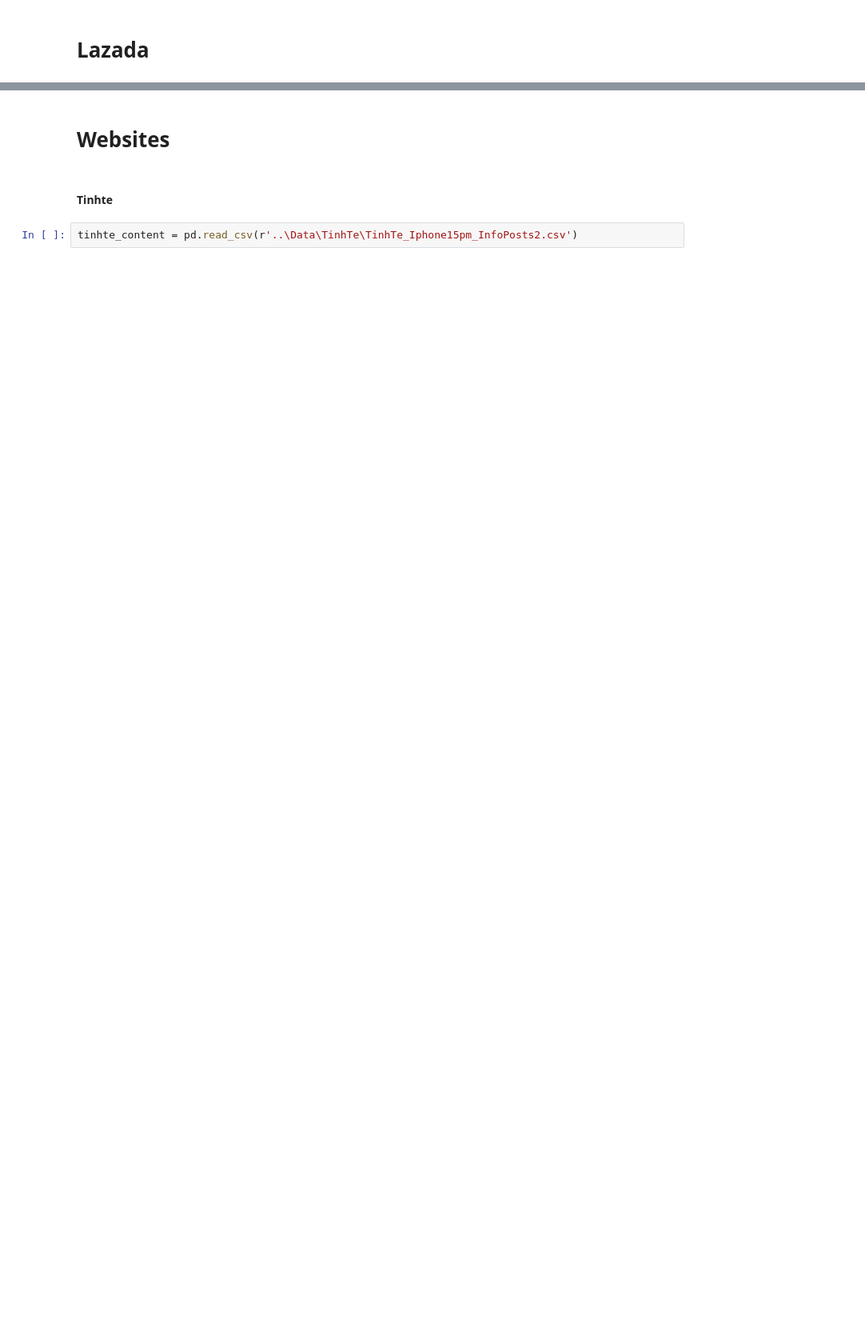
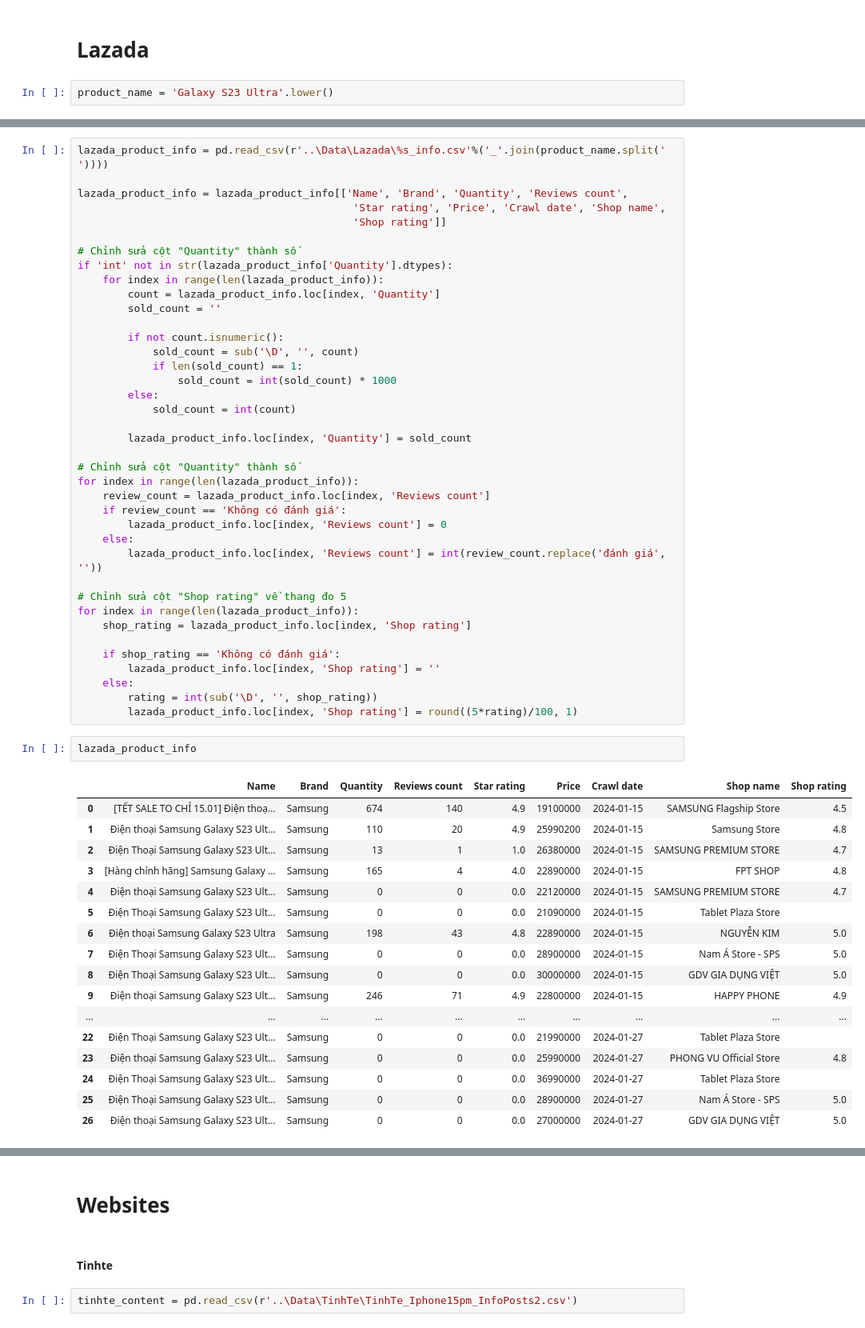
Before and after one commit to NQT1711/KhoaLuanGr3-Code, a Jupyter notebook: Preprocessing/Preprocessing_data_tu.ipynb, the cells around one changed output, grey strips where cells are left out. Shown at 80% size. Drawn from its saved outputs; the diff is of its cells as text; blank space fills up the shorter version.

Commit message:
Update code preprocessing Lazada

```diff
--- a/Preprocessing/Preprocessing_data_tu.ipynb
+++ b/Preprocessing/Preprocessing_data_tu.ipynb
@@ -230,3 +231,5 @@ for p in product_df.to_dict(orient='records'):
         add_data('EcomReviews.csv', add_df)
 # %% [markdown]
 # Lazada
+# %%
+product_name = 'Galaxy S23 Ultra'.lower()
@@ -232,0 +238,59 @@ for p in product_df.to_dict(orient='records'):
+# %%
+lazada_product_info = pd.read_csv(r'..\Data\Lazada\%s_info.csv'%('_'.join(product_name.split(' '))))
+
+lazada_product_info = lazada_product_info[['Name', 'Brand', 'Quantity', 'Reviews count',
+                                            'Star rating', 'Price', 'Crawl date', 'Shop name',
+                                            'Shop rating']]
+
+# Chỉnh sửa cột "Quantity" thành số
+if 'int' not in str(lazada_product_info['Quantity'].dtypes):
+    for index in range(len(lazada_product_info)):
+        count = lazada_product_info.loc[index, 'Quantity']
+        sold_count = ''
+
+        if not count.isnumeric():
+            sold_count = sub('\D', '', count)
+            if len(sold_count) == 1:
+                sold_count = int(sold_count) * 1000
+        else:
+            sold_count = int(count)
+
+        lazada_product_info.loc[index, 'Quantity'] = sold_count
+
+# Chỉnh sửa cột "Quantity" thành số
+for index in range(len(lazada_product_info)):
+    review_count = lazada_product_info.loc[index, 'Reviews count']
+    if review_count == 'Không có đánh giá':
+        lazada_product_info.loc[index, 'Reviews count'] = 0
+    else:
+        lazada_product_info.loc[index, 'Reviews count'] = int(review_count.replace('đánh giá', ''))
+
+# Chỉnh sửa cột "Shop rating" về thang đo 5
+for index in range(len(lazada_product_info)):
+    shop_rating = lazada_product_info.loc[index, 'Shop rating']
+
+    if shop_rating == 'Không có đánh giá':
+        lazada_product_info.loc[index, 'Shop rating'] = ''
+    else:
+        rating = int(sub('\D', '', shop_rating))
+        lazada_product_info.loc[index, 'Shop rating'] = round((5*rating)/100, 1)
+# %%
+lazada_product_info
+# %% [output]
+|  | Name | Brand | Quantity | Reviews count | Star rating | Price | Crawl date | Shop name | Shop rating |
+| 0 | [TẾT SALE TO CHỈ 15.01] Điện thoạ... | Samsung | 674 | 140 | 4.9 | 19100000 | 2024-01-15 | SAMSUNG Flagship Store | 4.5 |
+| 1 | Điện thoại Samsung Galaxy S23 Ult... | Samsung | 110 | 20 | 4.9 | 25990200 | 2024-01-15 | Samsung Store | 4.8 |
+| 2 | Điện Thoại Samsung Galaxy S23 Ult... | Samsung | 13 | 1 | 1.0 | 26380000 | 2024-01-15 | SAMSUNG PREMIUM STORE | 4.7 |
+| 3 | [Hàng chính hãng] Samsung Galaxy ... | Samsung | 165 | 4 | 4.0 | 22890000 | 2024-01-15 | FPT SHOP | 4.8 |
+| 4 | Điện thoại Samsung Galaxy S23 Ult... | Samsung | 0 | 0 | 0.0 | 22120000 | 2024-01-15 | SAMSUNG PREMIUM STORE | 4.7 |
+| 5 | Điện Thoại Samsung Galaxy S23 Ult... | Samsung | 0 | 0 | 0.0 | 21090000 | 2024-01-15 | Tablet Plaza Store |  |
+| 6 | Điện thoại Samsung Galaxy S23 Ultra | Samsung | 198 | 43 | 4.8 | 22890000 | 2024-01-15 | NGUYỄN KIM | 5.0 |
+| 7 | Điện Thoại Samsung Galaxy S23 Ult... | Samsung | 0 | 0 | 0.0 | 28900000 | 2024-01-15 | Nam Á Store - SPS | 5.0 |
+| 8 | Điện Thoại Samsung Galaxy S23 Ult... | Samsung | 0 | 0 | 0.0 | 30000000 | 2024-01-15 | GDV GIA DỤNG VIỆT | 5.0 |
+| 9 | Điện thoại Samsung Galaxy S23 Ult... | Samsung | 246 | 71 | 4.9 | 22800000 | 2024-01-15 | HAPPY PHONE | 4.9 |
+| ... | ... | ... | ... | ... | ... | ... | ... | ... | ... |
+| 22 | Điện Thoại Samsung Galaxy S23 Ult... | Samsung | 0 | 0 | 0.0 | 21990000 | 2024-01-27 | Tablet Plaza Store |  |
+| 23 | Điện thoại Samsung Galaxy S23 Ult... | Samsung | 0 | 0 | 0.0 | 25990000 | 2024-01-27 | PHONG VU Official Store | 4.8 |
+| 24 | Điện Thoại Samsung Galaxy S23 Ult... | Samsung | 0 | 0 | 0.0 | 36990000 | 2024-01-27 | Tablet Plaza Store |  |
+| 25 | Điện Thoại Samsung Galaxy S23 Ult... | Samsung | 0 | 0 | 0.0 | 28900000 | 2024-01-27 | Nam Á Store - SPS | 5.0 |
+| 26 | Điện thoại Samsung Galaxy S23 Ult... | Samsung | 0 | 0 | 0.0 | 27000000 | 2024-01-27 | GDV GIA DỤNG VIỆT | 5.0 |
```
Also changed, not shown: parts of 5 cells of this notebook.
